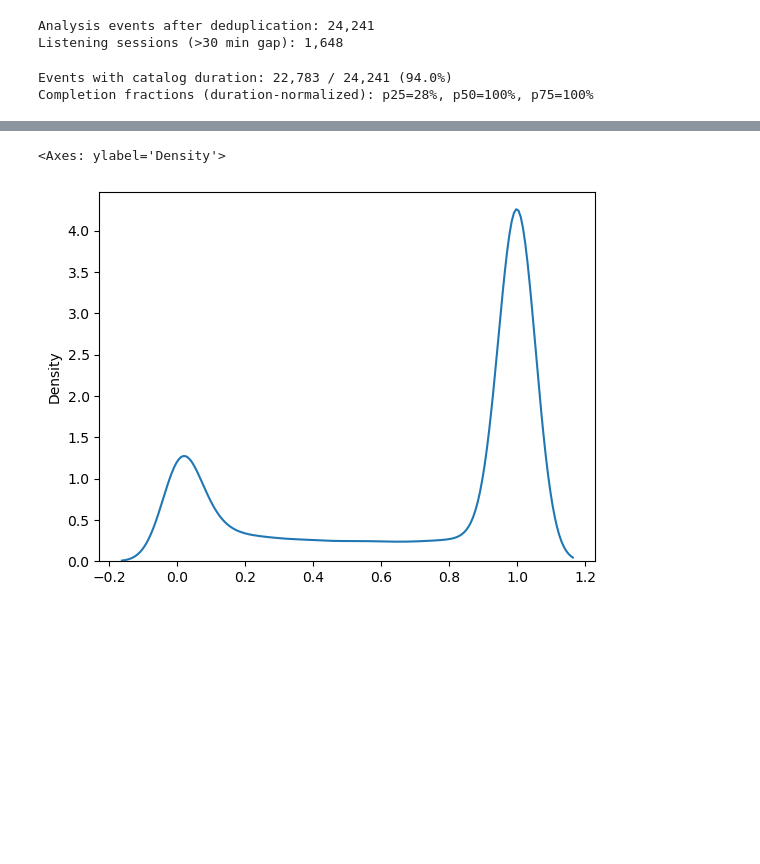
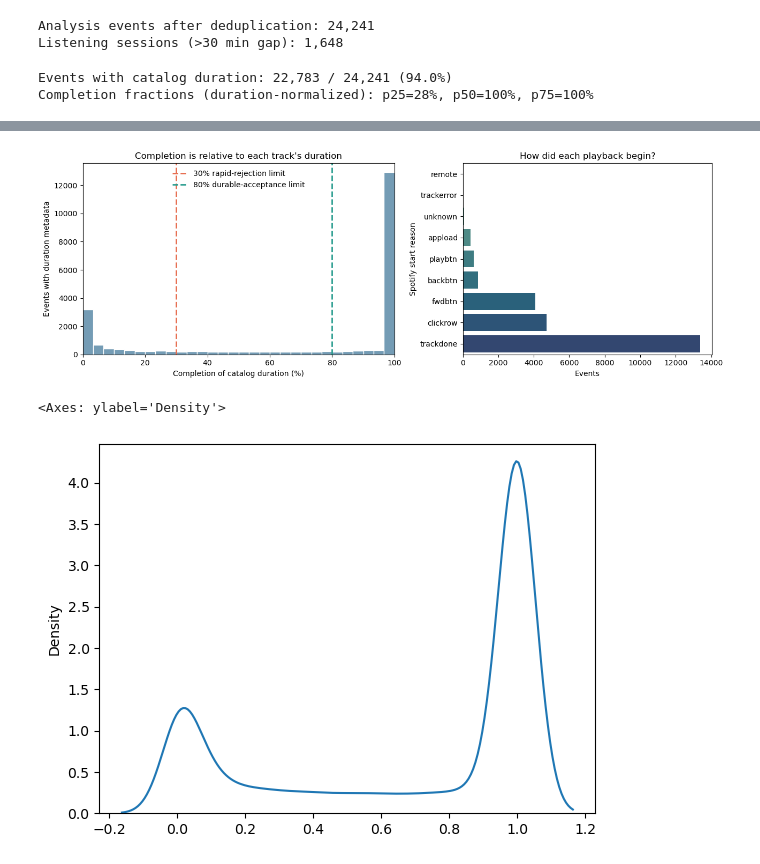
Before and after one commit to kaleb-asefa/rewind, a Jupyter notebook: notebooks/contextual_rejection_model.ipynb, the cells around one changed output, grey strips where cells are left out. Drawn from its saved outputs; the diff is of its cells as text; code cells hidden in the pictures; blank space fills up the shorter version.

```diff
--- a/notebooks/contextual_rejection_model.ipynb
+++ b/notebooks/contextual_rejection_model.ipynb
@@ -401,3 +506,50 @@ Completion fractions (duration-normalized): p25=28%, p50=100%, p75=100%
+# %%
+completion_frame = pd.DataFrame({"completion_percent": [value * 100 for value in completion_values]})
+start_counts = (
+    pd.Series(Counter(play["reason_start"] for play in plays), name="events")
+    .rename_axis("reason_start")
+    .reset_index()
+    .sort_values("events", ascending=True)
+)
+
+fig, (completion_ax, start_ax) = plt.subplots(1, 2, figsize=(13, 4.5), gridspec_kw={"width_ratios": [1.25, 1]})
+sns.histplot(
+    data=completion_frame,
+    x="completion_percent",
+    bins=30,
+    color="#457b9d",
+    edgecolor="white",
+    ax=completion_ax,
+)
+completion_ax.axvline(30, color="#e76f51", linestyle="--", linewidth=2, label="30% rapid-rejection limit")
+completion_ax.axvline(80, color="#2a9d8f", linestyle="--", linewidth=2, label="80% durable-acceptance limit")
+completion_ax.set(
+    title="Completion is relative to each track's duration",
+    xlabel="Completion of catalog duration (%)",
+    ylabel="Events with duration metadata",
+    xlim=(0, 100),
+)
+completion_ax.legend(frameon=False, loc="upper center")
+
+sns.barplot(
+    data=start_counts,
+    x="events",
+    y="reason_start",
+    hue="reason_start",
+    palette="crest",
+    legend=False,
+    ax=start_ax,
+)
+start_ax.set(
+    title="How did each playback begin?",
+    xlabel="Events",
+    ylabel="Spotify start reason",
+)
+start_ax.ticklabel_format(axis="x", style="plain")
+plt.tight_layout()
+plt.show()
+# %% [output]
+[figure, added]
 # %%
 import seaborn as sns
 
```
Also changed, not shown: parts of 4 cells of this notebook.
